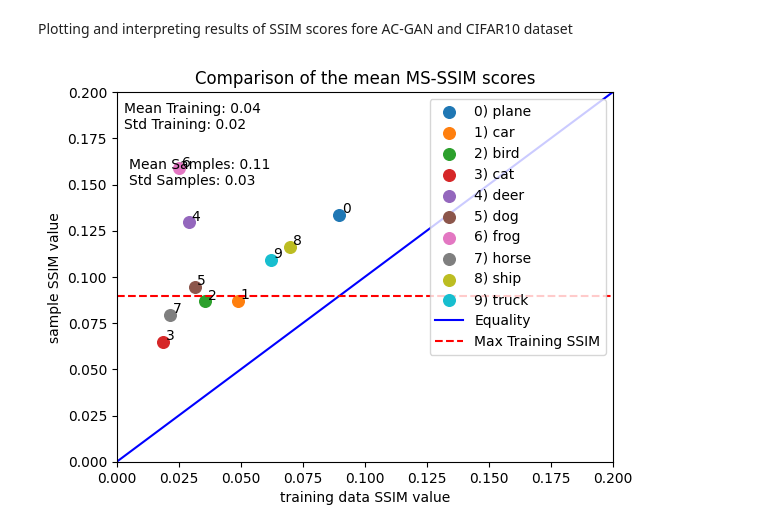
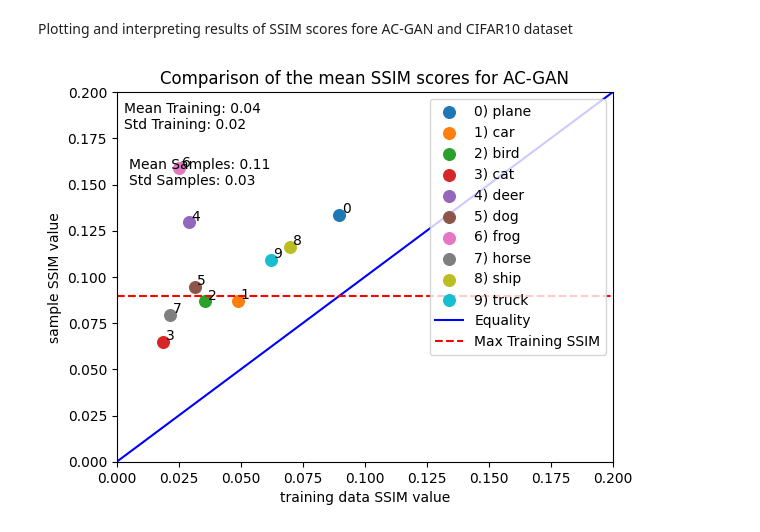
Before and after one commit to Gofeiyang/ECE661-Project, a Jupyter notebook: AC_GAN/SSIM_score_Dima_2.ipynb, the cells around one changed output. Drawn from its saved outputs; the diff is of its cells as text; code cells hidden in the pictures.

```diff
--- a/AC_GAN/SSIM_score_Dima_2.ipynb
+++ b/AC_GAN/SSIM_score_Dima_2.ipynb
@@ -317,32 +317,32 @@ fig, ax = plt.subplots()
 # calculating mean values and std errors
 mean_train = np.mean(mean_ssims_train)
 std_train = np.std(mean_ssims_train)
 mean_samples = np.mean(mean_ssims)
 std_samples = np.std(mean_ssims)
 
 # Create scatter plot
 for i in range(len(mean_ssims_train)):
 	# each class has its own number and color
     ax.scatter(mean_ssims_train[i], mean_ssims[i], label=f'{i}) {classes[i]}', s=70)
     ax.text(mean_ssims_train[i] + 0.001, mean_ssims[i] + 0.001, f'{i}', fontsize=10)
 
 # Plot the line of equality
 plt.plot([0, 0.2], [0, 0.2], 'b-', label='Equality')
 # Plot the maximum SSIM value line
 plt.axhline(y=max(mean_ssims_train), color='r', linestyle='--', label='Max Training SSIM')
 
 # Annotations for mean and standard deviation
 plt.text(0.003, 0.18, f'Mean Training: {mean_train:.2f}\nStd Training: {std_train:.2f}', color='black')
 plt.text(0.005, 0.15, f'Mean Samples: {mean_samples:.2f}\nStd Samples: {std_samples:.2f}', color='black')
 # Labels and title
 plt.xlabel('training data SSIM value')
 plt.ylabel('sample SSIM value')
-plt.title('Comparison of the mean MS-SSIM scores')
+plt.title('Comparison of the mean SSIM scores for AC-GAN')
 plt.xlim(0.0, 0.2)
 plt.ylim(0.0, 0.2)
 # Legend
 plt.legend()
 # Show the plot
 plt.show()
 # %% [output]
-[figure, old version]
+[figure, new version]
```
Also changed, not shown: 8 other files.
